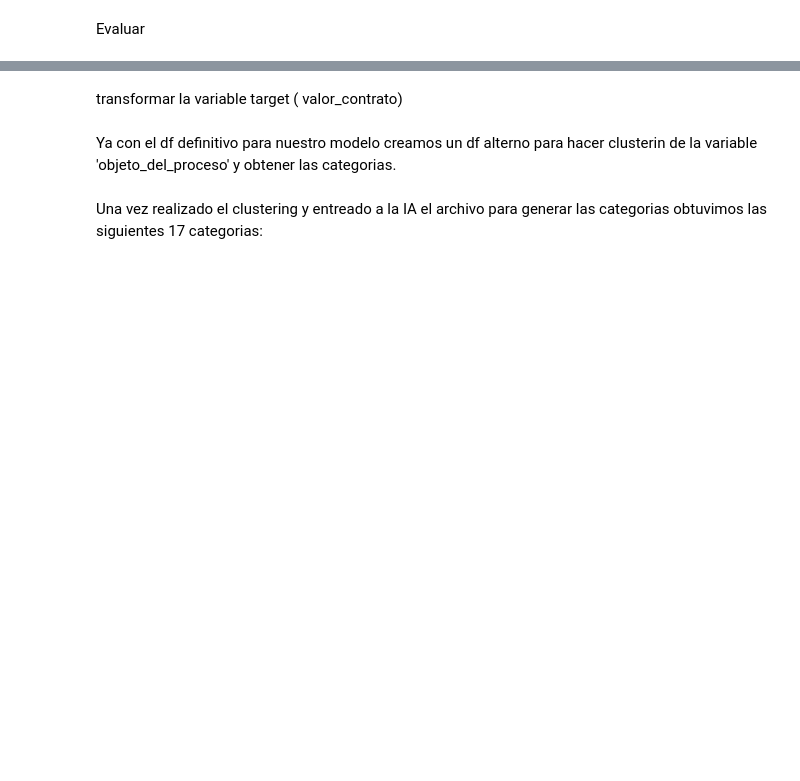
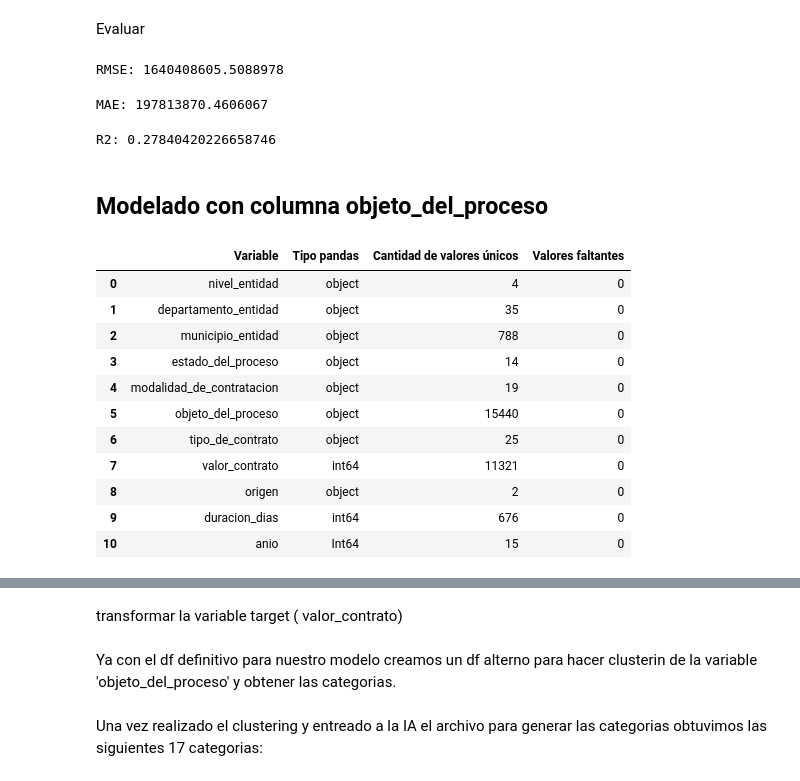
Before and after one commit to aemedina24/proyecto-final, a Jupyter notebook: Proyecyto-final.ipynb, the cells around one changed output, grey strips where cells are left out. Drawn from its saved outputs; the diff is of its cells as text; code cells hidden in the pictures; blank space fills up the shorter version.

```diff
--- a/Proyecyto-final.ipynb
+++ b/Proyecyto-final.ipynb
@@ -588,0 +644,41 @@ Evaluar
+# %%
+from sklearn.metrics import mean_squared_error
+import numpy as np
+
+rmse = np.sqrt(mean_squared_error(y_test_real, y_pred_real))
+print("RMSE:", rmse)
+# %% [output]
+RMSE: 1640408605.5088978
+# %%
+from sklearn.metrics import mean_absolute_error
+
+mae = mean_absolute_error(y_test_real, y_pred_real)
+print("MAE:", mae)
+# %% [output]
+MAE: 197813870.4606067
+# %%
+from sklearn.metrics import r2_score
+
+r2 = r2_score(y_test_real, y_pred_real)
+print("R2:", r2)
+# %% [output]
+R2: 0.27840420226658746
+# %% [markdown]
+## **Modelado con columna objeto_del_proceso**
+# %%
+df_mod_CatBost_2= df_modelado.copy()
+# %%
+generar_diccionario(df_mod_CatBost_2)
+# %% [output]
+|  | Variable | Tipo pandas | Cantidad de valores únicos | Valores faltantes |
+| 0 | nivel_entidad | object | 4 | 0 |
+| 1 | departamento_entidad | object | 35 | 0 |
+| 2 | municipio_entidad | object | 788 | 0 |
+| 3 | estado_del_proceso | object | 14 | 0 |
+| 4 | modalidad_de_contratacion | object | 19 | 0 |
+| 5 | objeto_del_proceso | object | 15440 | 0 |
+| 6 | tipo_de_contrato | object | 25 | 0 |
+| 7 | valor_contrato | int64 | 11321 | 0 |
+| 8 | origen | object | 2 | 0 |
+| 9 | duracion_dias | int64 | 676 | 0 |
+| 10 | anio | Int64 | 15 | 0 |
```
Also changed, not shown: parts of 26 cells of this notebook, 6 other files.
